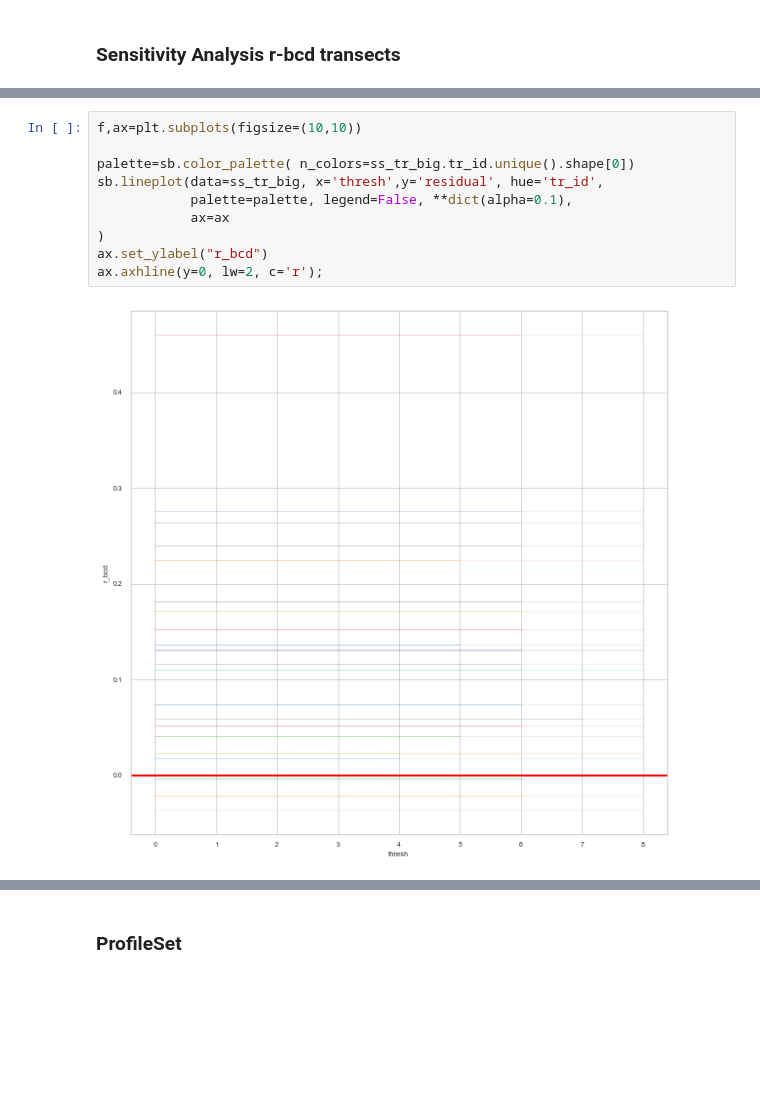
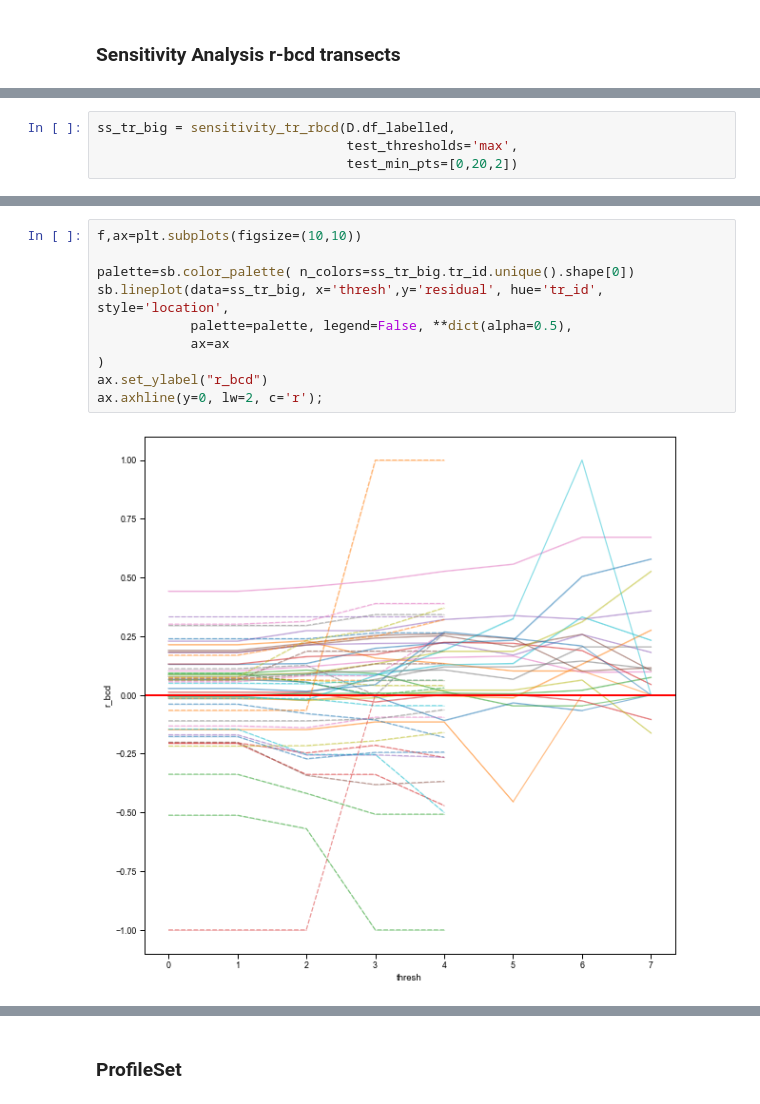
Before and after one commit to npucino/sandpyper, a Jupyter notebook: examples/Example_1_Profile_extraction-CLASS.ipynb, the cells around one changed output, grey strips where cells are left out. Drawn from its saved outputs; the diff is of its cells as text; blank space fills up the shorter version.

Commit message:
sensitivity functions added and fixes

```diff
--- a/examples/Example_1_Profile_extraction-CLASS.ipynb
+++ b/examples/Example_1_Profile_extraction-CLASS.ipynb
@@ -510,0 +196,4 @@ ss_tr_big.query("tr_id==20")
+# %%
+ss_tr_big = sensitivity_tr_rbcd(D.df_labelled,
+                                test_thresholds='max',
+                                test_min_pts=[0,20,2])
@@ -511,12 +233,12 @@ ss_tr_big.query("tr_id==20")
 # %%
 f,ax=plt.subplots(figsize=(10,10))
 
 palette=sb.color_palette( n_colors=ss_tr_big.tr_id.unique().shape[0])
-sb.lineplot(data=ss_tr_big, x='thresh',y='residual', hue='tr_id',
-            palette=palette, legend=False, **dict(alpha=0.1),
+sb.lineplot(data=ss_tr_big, x='thresh',y='residual', hue='tr_id', style='location',
+            palette=palette, legend=False, **dict(alpha=0.5),
             ax=ax
 )
 ax.set_ylabel("r_bcd")
 ax.axhline(y=0, lw=2, c='r');
 # %% [output]
-[figure, old version]
+[figure, new version]
```
Also changed, not shown: parts of 51 cells of this notebook, 22 other files.
